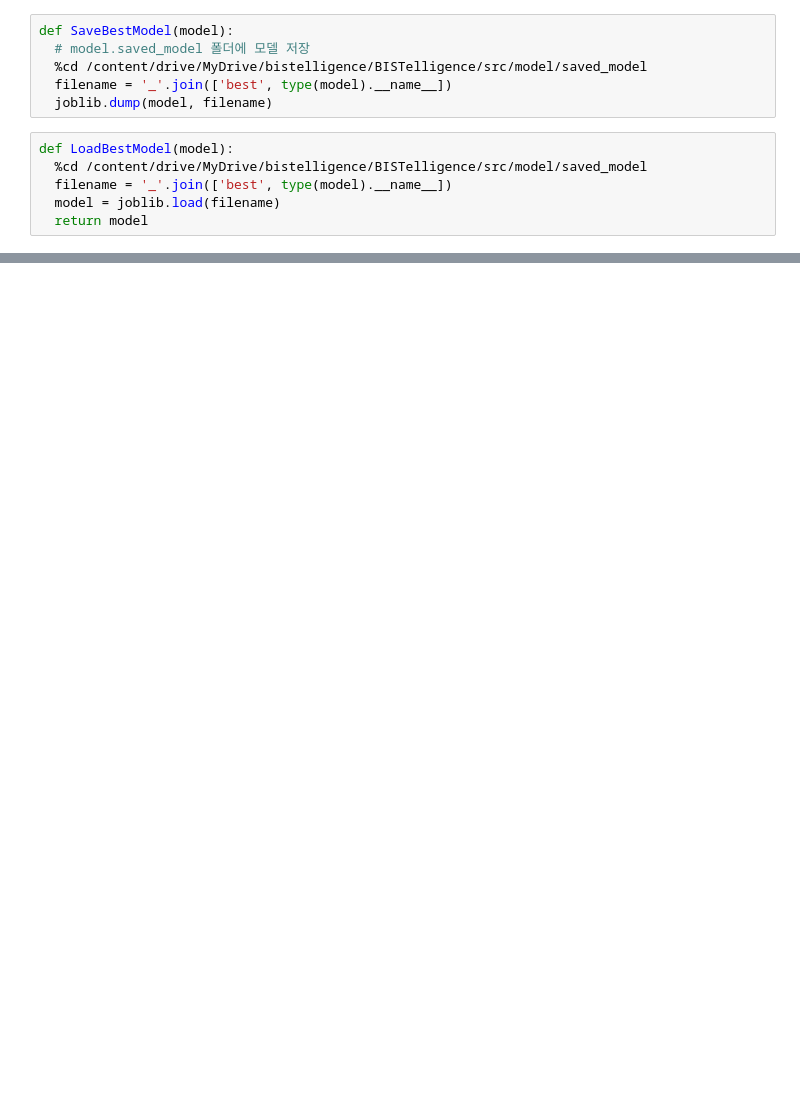
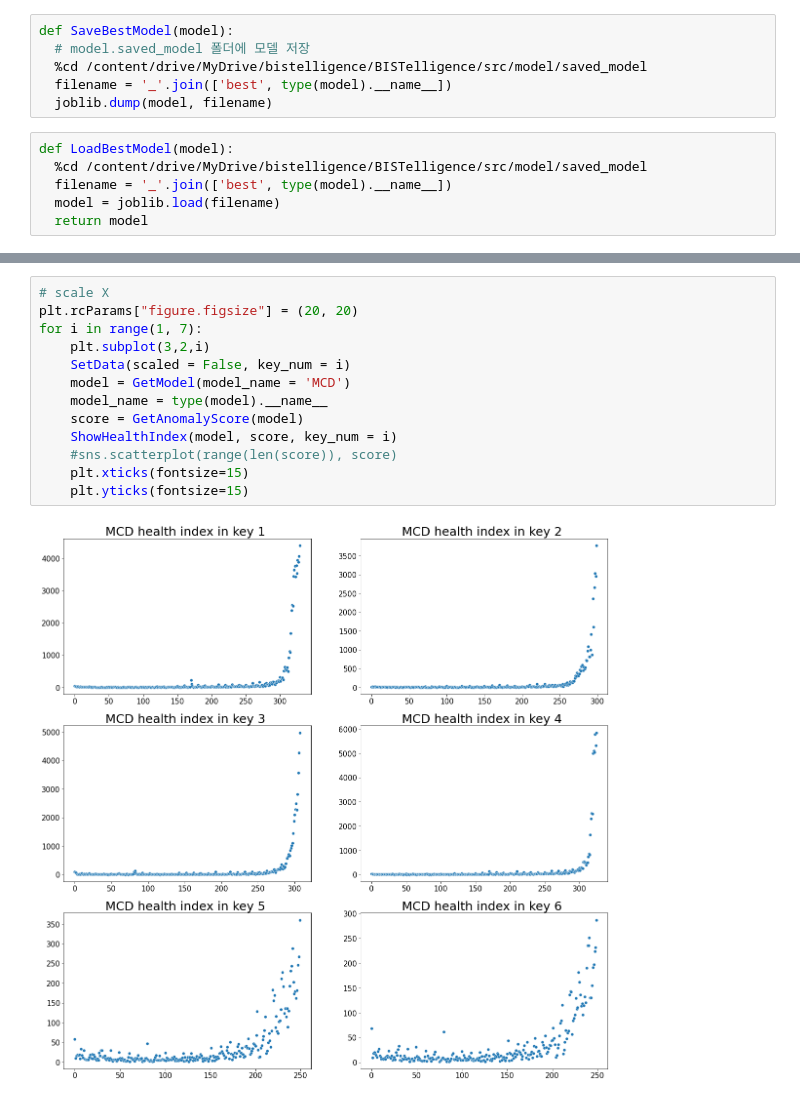
Before and after one commit to ChocoPytoch/BISTelligence, a Jupyter notebook: src/evaluate.ipynb, the cells around one changed output, grey strips where cells are left out. Saved outputs shown, nothing was run; the diff lists cells and outputs as text; blank space fills up the shorter version.

```diff
--- a/src/evaluate.ipynb
+++ b/src/evaluate.ipynb
@@ -133,0 +197,15 @@ def LoadBestModel(model):
+# %%
+# scale X
+plt.rcParams["figure.figsize"] = (20, 20)
+for i in range(1, 7):
+    plt.subplot(3,2,i)
+    SetData(scaled = False, key_num = i)
+    model = GetModel(model_name = 'MCD')
+    model_name = type(model).__name__
+    score = GetAnomalyScore(model)
+    ShowHealthIndex(model, score, key_num = i)
+    #sns.scatterplot(range(len(score)), score)
+    plt.xticks(fontsize=15)
+    plt.yticks(fontsize=15)
+# %% [output]
+[figure, added]
```
Also changed, not shown: parts of 26 cells of this notebook, 2 other files.
